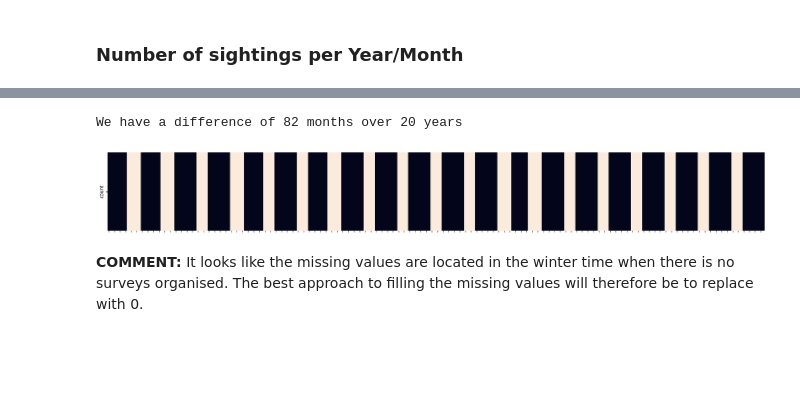
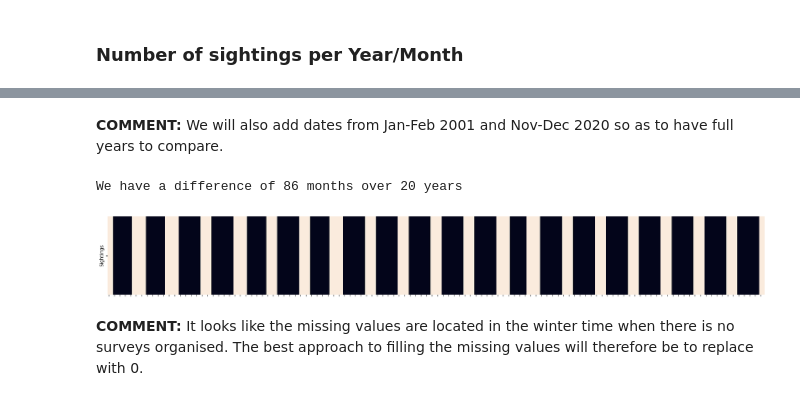
Before and after one commit to chloecousin/Butterflies, a Jupyter notebook: Capstone_Sprint2.ipynb, the cells around one changed output, grey strips where cells are left out. Cells and saved outputs as stored; diff of their text form; code cells hidden in the pictures; blank space fills up the shorter version.

```diff
--- a/Capstone_Sprint2.ipynb
+++ b/Capstone_Sprint2.ipynb
@@ -164,5 +160,6 @@ GLondon_df.head()
 # Counts of sightings per month in London sites selected
 Sightings_London = GLondon_df['Year_Month'].value_counts()
 Sightings_London = pd.DataFrame(Sightings_London).reset_index().sort_values('Year_Month').set_index('Year_Month')
+Sightings_London = Sightings_London.rename(columns={'count':'Sightings'})
 Sightings_London.head(3)
 # %% [output]
@@ -174,24 +178,26 @@ Sightings_London.head(3)
+# %% [markdown]
+__COMMENT:__ We will also add dates from Jan-Feb 2001 and Nov-Dec 2020 so as to have full years to compare.
 # %%
 ######### Making sure we have values for each month of each year #########
 
 # Getting every months of each year between first and last date in the dataset
-full_index = full_range = pd.date_range(start=Sightings_London.index.min(),
-                                        end=Sightings_London.index.max(),
+full_index = full_range = pd.date_range(start='2001-01-01',
+                                        end='2020-12-01',
                                         freq='MS')
 diff_month = len(full_index.difference(Sightings_London.index))
 print(f'We have a difference of {diff_month} months over 20 years')
 
 # Reindexing sightings dataframe to full range of months
 Sightings_London_2 = Sightings_London.reindex(full_index)
 
 # See where the missing values are located
 plt.figure(figsize=(25, 3))
 ax = sns.heatmap(Sightings_London_2.isna().T, cbar=False)
 ax.set(xticklabels=[])
 plt.show()
 # %% [output]
-We have a difference of 82 months over 20 years
+We have a difference of 86 months over 20 years
-[figure, old version]
+[figure, new version]
 # %% [markdown]
 __COMMENT:__ It looks like the missing values are located in the winter time when there is no surveys organised. The best approach to filling the missing values will therefore be to replace with 0.
 # %%
```
Also changed, not shown: parts of 34 cells of this notebook.
